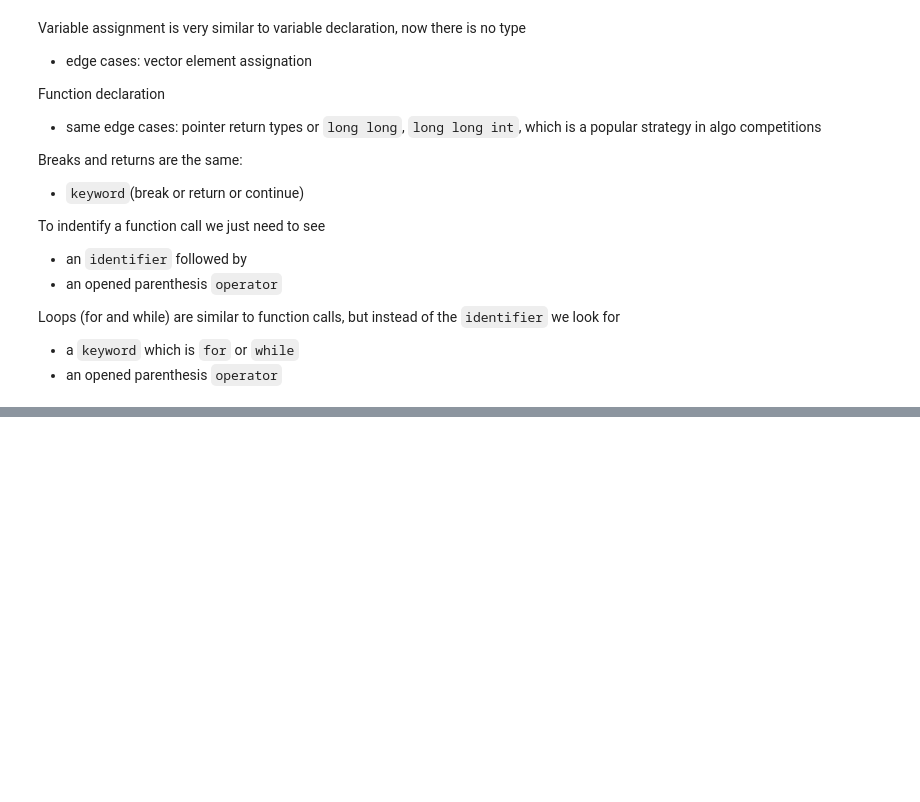
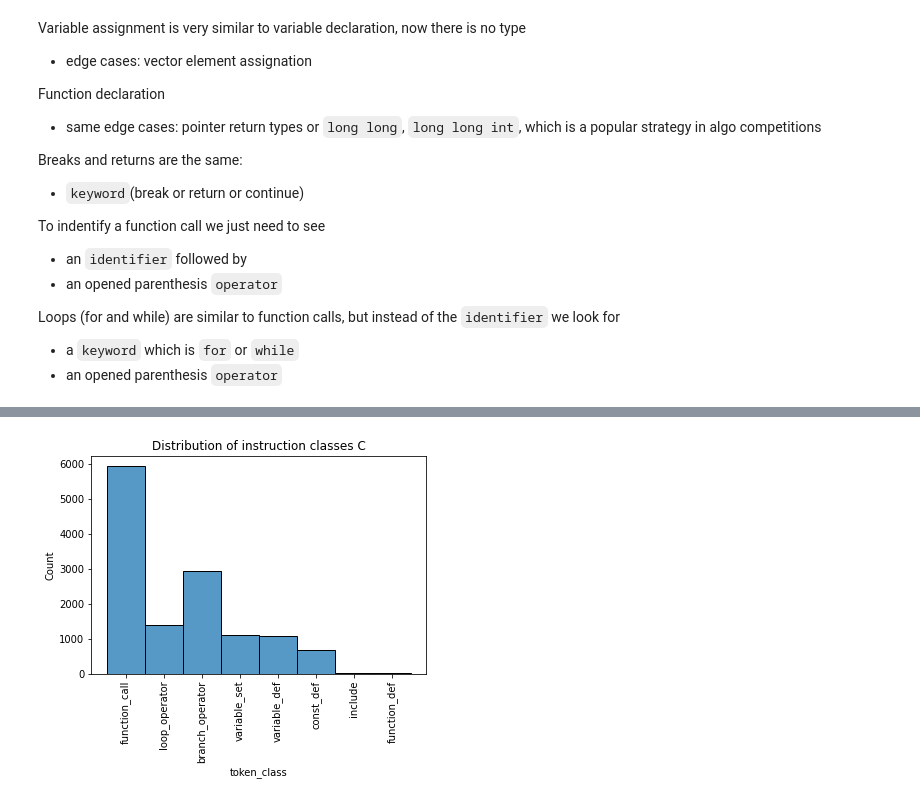
Before and after one commit to alexjercan/bug-detection, a Jupyter notebook: BugDetection.ipynb, the cells around one changed output, grey strips where cells are left out. Saved outputs shown, nothing was run; the diff lists cells and outputs as text; code cells hidden in the pictures; blank space fills up the shorter version.

```diff
--- a/BugDetection.ipynb
+++ b/BugDetection.ipynb
@@ -1726,0 +1674,23 @@ Name: token_class, dtype: int64
+# %%
+if os.path.exists(generated_pairs_cleaned_class_path):
+    cterr_df = pd.read_csv(generated_pairs_cleaned_class_path, index_col=0)
+else:
+    unclass_tokens_ids = []
+    unclass_tokens_dfs = []
+
+    class_tokens = {}
+
+    for idx, token_df in tqdm(tokens_dfs.items()):
+        token_type = get_toknes_class(token_df)
+
+        if not token_type:
+            unclass_tokens_dfs.append(token_df)
+            unclass_tokens_ids.append(idx)
+        else:
+            class_tokens[idx] = token_type
+
+    print(f'We have {len(unclass_tokens_dfs)} unclassified instructions out of {len(tokens_dfs.items())}')
+
+    cterr_df = cerr_df.drop(unclass_tokens_ids).join(pd.DataFrame.from_dict(class_tokens, orient='index', columns=['token_class']))
+    cterr_df.to_csv(generated_pairs_cleaned_class_path)
+cterr_df
@@ -1726,0 +1725,8 @@ Name: token_class, dtype: int64
+# %%
+sns.histplot(cterr_df['token_class'])
+
+plt.xticks(rotation=90)
+plt.title('Distribution of instruction classes C')
+plt.show()
+# %% [output]
+[figure, added]
```
Also changed, not shown: parts of 25 cells of this notebook.
